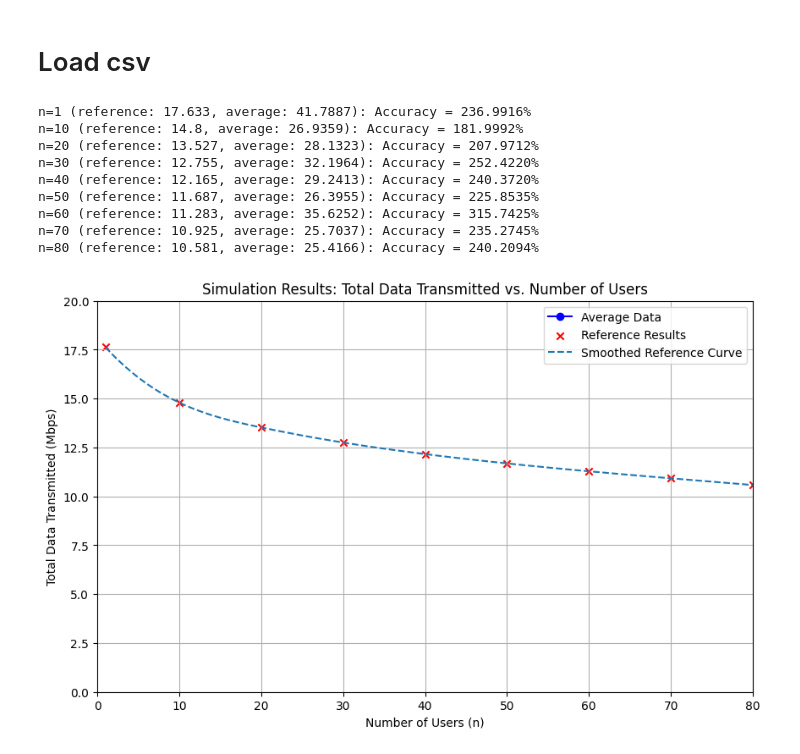
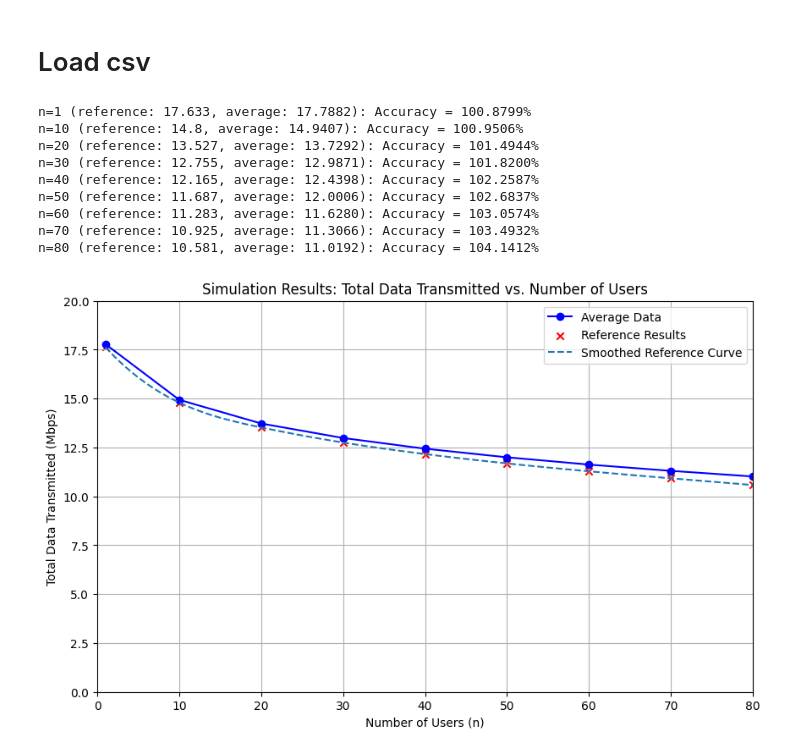
Before and after one commit to ShitaLab-TMCIT/IEEE802.11simulator, a Jupyter notebook: main.ipynb, the cells around one changed output. Saved outputs shown, nothing was run; the diff lists cells and outputs as text; code cells hidden in the pictures.

```diff
--- a/main.ipynb
+++ b/main.ipynb
@@ -104,7 +85,7 @@ rate = 24  # Mbps
 duration = 60  # seconds
 mode = 'a'  # Transmission mode
 n_values = [1, 10, 20, 30, 40, 50, 60, 70, 80]
-num_simulations = 10  # 各nでのシミュレーション回数
+num_simulations = 2  # 各nでのシミュレーション回数
 
 # 結果を格納
 n_list = []
@@ -167,8 +157,6 @@ import matplotlib.pyplot as plt
 import numpy as np
 import pandas as pd
 from scipy.interpolate import make_interp_spline
-
-
 
 # Load CSV file
 def load_csv(file_path):
@@ -179,8 +167,9 @@ input_file = './out/out.csv'
 data = load_csv(input_file)
 
 # Extract user counts (column headers) and simulation results
-n_values = [int(col) for col in data.columns[1:]]  # Exclude the index column
-results = data.iloc[:, 1:].values  # Extract data as NumPy array (exclude index)
+n_values = [int(col) for col in data.columns]  # Use all columns
+results = data.values  # Extract data as NumPy array
+
 
 # Calculate mean and standard deviation for each user count
 means = np.mean(results, axis=0)
@@ -192,43 +181,43 @@ accuracy = [(sim_result / ref_result) * 100 for sim_result, ref_result in zip(me
 # Display accuracy
 for n, acc, ref, ave in zip(n_values, accuracy, reference_results, means):
     print(f"n={n} (reference: {ref}, average: {ave:.4f}): Accuracy = {acc:.4f}%")
 
 # Smooth data for visualization
 n_array = np.array(n_values)
 n_smooth = np.linspace(n_array.min(), n_array.max(), 500)
 smooth_means = make_interp_spline(n_array, means)(n_smooth)
 smooth_reference = make_interp_spline(n_array, reference_results)(n_smooth)
 
 # Plot results
 plt.figure(figsize=(10, 6))
 plt.ylim(0, 20)
 plt.xlim(0, 80)
 
 # Plot average data with error bars
 plt.plot(n_values, means, marker='o', label='Average Data', color='blue')
 
 # Plot reference results
 plt.scatter(n_values, reference_results, color='red', marker='x', label='Reference Results')
 plt.plot(n_smooth, smooth_reference, linestyle='--', label='Smoothed Reference Curve')
 
 
 plt.title('Simulation Results: Total Data Transmitted vs. Number of Users')
 plt.xlabel('Number of Users (n)')
 plt.ylabel('Total Data Transmitted (Mbps)')
 plt.grid(True)
 plt.legend()
 plt.show()
 # %% [output]
-n=1 (reference: 17.633, average: 41.7887): Accuracy = 236.9916%
-n=10 (reference: 14.8, average: 26.9359): Accuracy = 181.9992%
-n=20 (reference: 13.527, average: 28.1323): Accuracy = 207.9712%
-n=30 (reference: 12.755, average: 32.1964): Accuracy = 252.4220%
-n=40 (reference: 12.165, average: 29.2413): Accuracy = 240.3720%
-n=50 (reference: 11.687, average: 26.3955): Accuracy = 225.8535%
-n=60 (reference: 11.283, average: 35.6252): Accuracy = 315.7425%
-n=70 (reference: 10.925, average: 25.7037): Accuracy = 235.2745%
-n=80 (reference: 10.581, average: 25.4166): Accuracy = 240.2094%
+n=1 (reference: 17.633, average: 17.7882): Accuracy = 100.8799%
+n=10 (reference: 14.8, average: 14.9407): Accuracy = 100.9506%
+n=20 (reference: 13.527, average: 13.7292): Accuracy = 101.4944%
+n=30 (reference: 12.755, average: 12.9871): Accuracy = 101.8200%
+n=40 (reference: 12.165, average: 12.4398): Accuracy = 102.2587%
+n=50 (reference: 11.687, average: 12.0006): Accuracy = 102.6837%
+n=60 (reference: 11.283, average: 11.6280): Accuracy = 103.0574%
+n=70 (reference: 10.925, average: 11.3066): Accuracy = 103.4932%
+n=80 (reference: 10.581, average: 11.0192): Accuracy = 104.1412%
-[figure, old version]
+[figure, new version]
 # %% [markdown]
 ![img](./test/Untitled.png)
 # %%
```
Also changed, not shown: parts of 3 cells of this notebook, 4 other files.
